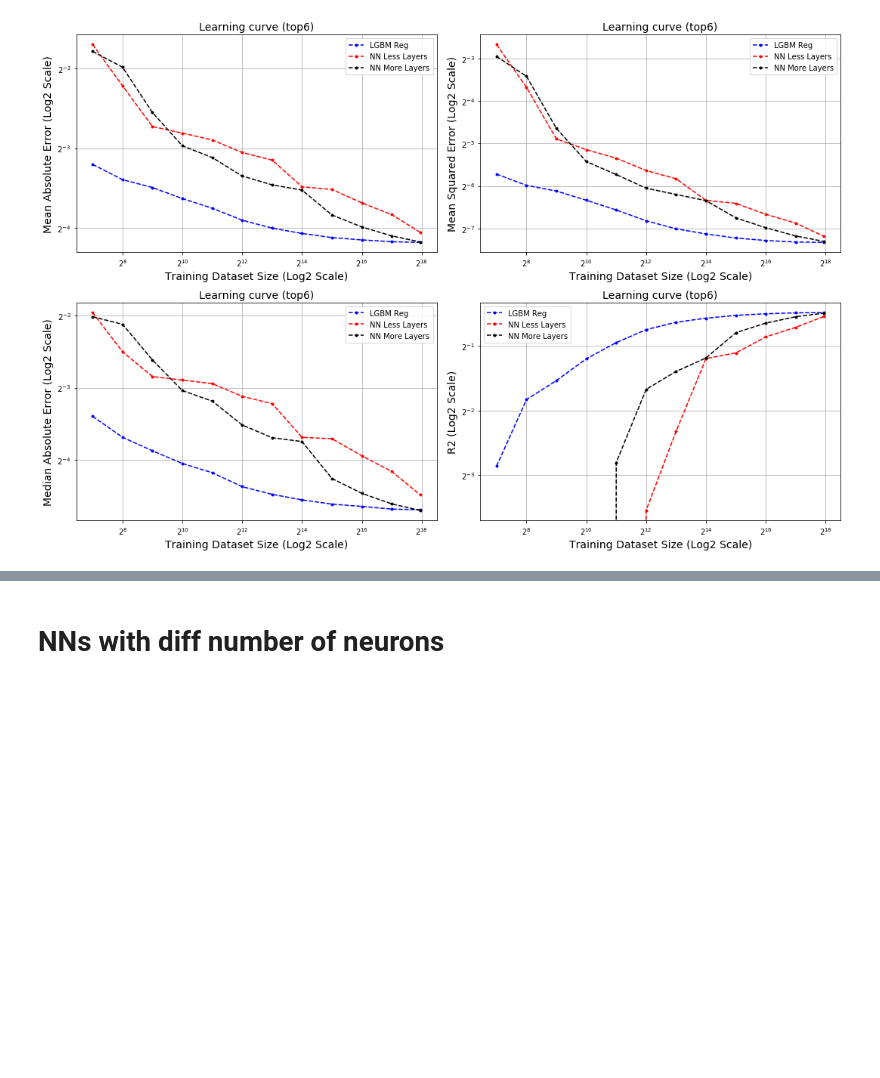
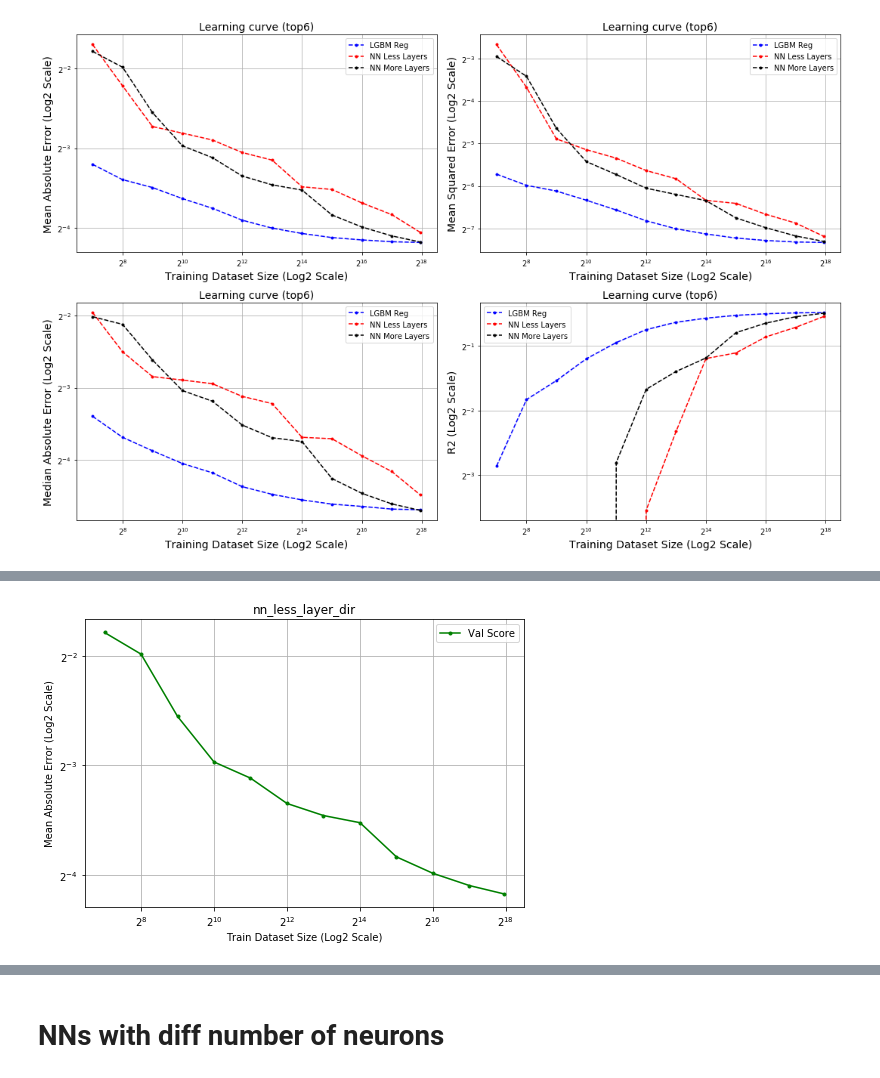
Before and after one commit to adpartin/LearningCurves, a Jupyter notebook: notebooks/power_law_for_paper.ipynb, the cells around one changed output, grey strips where cells are left out. Cells and saved outputs as stored; diff of their text form; code cells hidden in the pictures; blank space fills up the shorter version.

```diff
--- a/notebooks/power_law_for_paper.ipynb
+++ b/notebooks/power_law_for_paper.ipynb
@@ -175,23 +211,15 @@ plot_all_metrics_from_runs(runs, metrics='all', title=None, figsize=(15,10), sav
 # %%
-# metric_name = 'mean_absolute_error'
-# rslt, scores_df = load_scores(nn_less_layer_dir, metric_name=metric_name, cv_folds=1)
+metric_name = 'mean_absolute_error'
+rslt, scores_df = load_scores(nn_less_layer_dir, metric_name=metric_name, cv_folds=1)
 # rslt, scores_df = load_scores(nn_more_layer_dir, metric_name=metric_name, cv_folds=1)
 
-# id0 = 0
-# shard_min_idx = 0
-# rslt[0], rslt[2] = rslt[0][shard_min_idx:], rslt[2][shard_min_idx:]
-# x, y = get_xy(scores_df, metric_name=metric_name)
-# x, y = x[shard_min_idx:], y[shard_min_idx:]
+shard_min_idx = 0
+rslt[0], rslt[2] = rslt[0][shard_min_idx:], rslt[2][shard_min_idx:]
+x, y = get_xy(scores_df, metric_name=metric_name)
+x, y = x[shard_min_idx:], y[shard_min_idx:]
 # %%
-# # xtick_scale='linear'
-# xtick_scale='log2'
-
-# ax = lrn_crv.plot_lrn_crv(
-#     rslt, metric_name=metric_name, ylim=None,
-#     xtick_scale=xtick_scale, ytick_scale='linear',
-#     title='nn_less_layer_dir');
-
-# ax = lrn_crv.plot_lrn_crv(
-#     rslt, metric_name=metric_name, ylim=None,
-#     xtick_scale=xtick_scale, ytick_scale='linear',
-#     title='nn_less_layer_dir', ax=ax);
+# tick_scale='linear'
+tick_scale='log2'
+ax = lrn_crv.plot_lrn_crv( rslt, metric_name=metric_name, ylim=None, xtick_scale=tick_scale, ytick_scale=tick_scale, title='nn_less_layer_dir');
+# %% [output]
+[figure, added]
```
Also changed, not shown: parts of 10 cells of this notebook, 14 other files.
